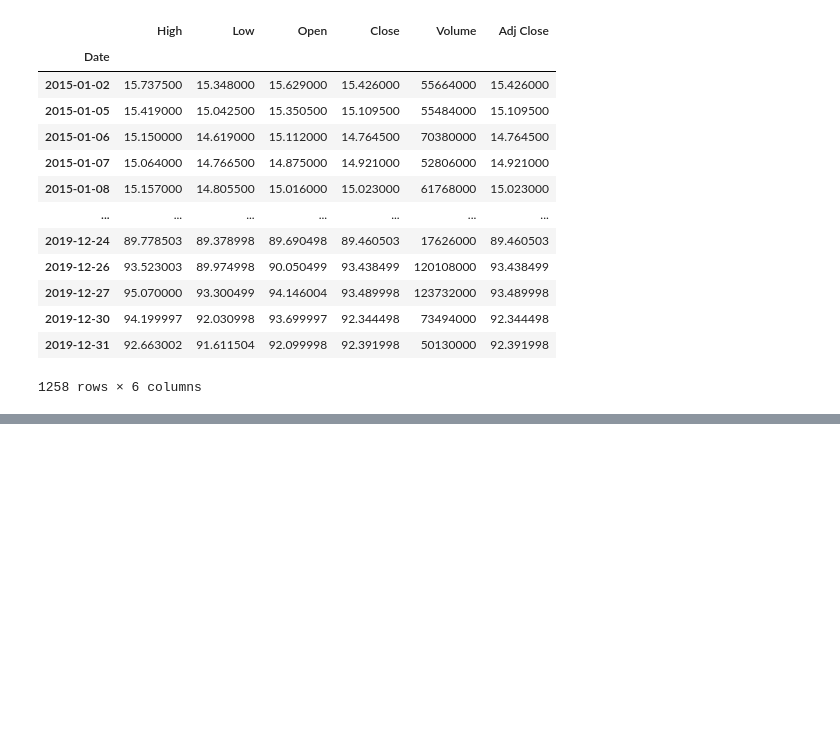
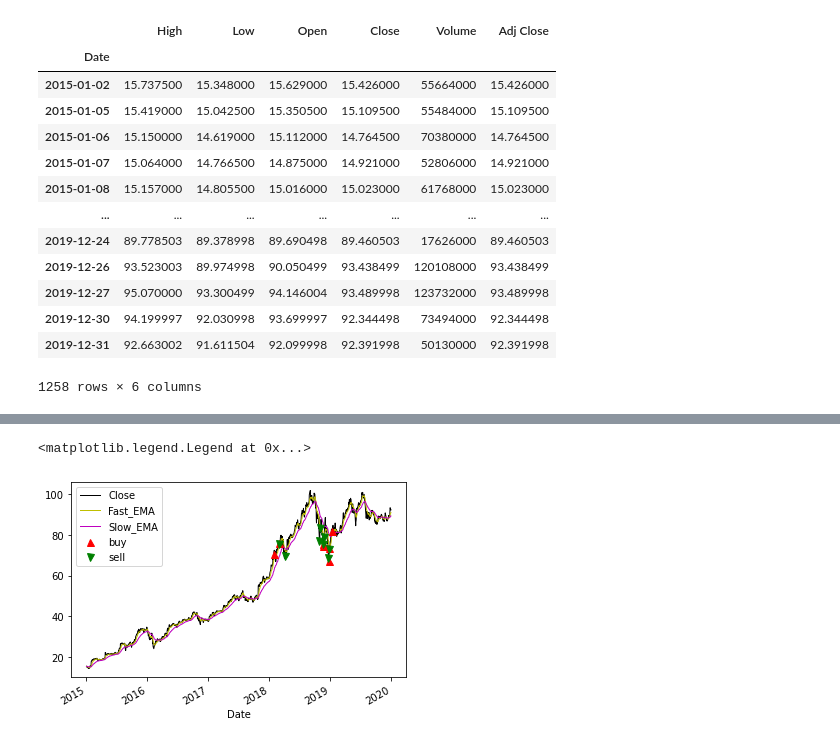
Before and after one commit to Kexin996/portfolio, a Jupyter notebook: volaity_adjusted/trend_following_apo.ipynb, the cells around one changed output, grey strips where cells are left out. Saved outputs shown, nothing was run; the diff lists cells and outputs as text; code cells hidden in the pictures; blank space fills up the shorter version.

Commit message:
apo trend following

```diff
--- a/volaity_adjusted/trend_following_apo.ipynb
+++ b/volaity_adjusted/trend_following_apo.ipynb
@@ -33,3 +33,18 @@ data_amzn
 | 2019-12-30 | 94.199997 | 92.030998 | 93.699997 | 92.344498 | 73494000 | 92.344498 |
 | 2019-12-31 | 92.663002 | 91.611504 | 92.099998 | 92.391998 | 50130000 | 92.391998 |
 1258 rows × 6 columns
+# %%
+# the first part is almost the same as the mean-reversion-strategy
+
+# define the window_size for fast_ema and slow_ema
+# for fast_ema, it is 10 days
+fast = 10
+f_factor = 2 / (fast+1)
+ema_fast = 0
+ema_fast_values = []
+
+slow = 40 # 40 days for slow_ema
+s_factor = 2 / (slow+1)
+ema_slow = 0
+ema_slow_values = []
+apo_values = [] # we save it for buying / selling signals
@@ -35,0 +85,7 @@ data_amzn
+# %%
+# we set up threshold for enter positions and the minimum price change since the last trade
+apo_buy_entry = 5 # but this time, the buy/sell entry swaps
+apo_sell_entry = -5
+min_price_movement = 5 # we use it prevent overtrading
+num_shares = 10 # number of shares we will buy/sell at each trade
+min_profit_to_close = 5*num_shares # if the profits > 5, regardless of apo, we exit the position
@@ -35,0 +204,11 @@ data_amzn
+# %%
+# it seems that we still benefit from trend_following_apo strategy, and we earn 65.9249
+# we visualize it
+# now we want to visualize the result
+data_amzn['Fast_EMA'] = pd.Series(ema_fast_values,index = data_amzn.index)
+data_amzn['Slow_EMA'] = pd.Series(ema_slow_values,index = data_amzn.index)
+data_amzn['APO'] = pd.Series(apo_values,index = data_amzn.index)
+data_amzn['Orders'] = pd.Series(orders,index = data_amzn.index)
+data_amzn['Position'] = pd.Series(positions,index = data_amzn.index)
+data_amzn['PnL'] = pd.Series(pnls,index = data_amzn.index)
+data_amzn
@@ -35,0 +230,11 @@ data_amzn
+# %%
+data_amzn['Close'].plot(color = 'k',lw = 1)
+data_amzn['Fast_EMA'].plot(color = 'y',lw = 1)
+data_amzn['Slow_EMA'].plot(color = 'm',lw = 1)
+# we show our order
+plt.plot(data_amzn.loc[data_amzn.Orders == 1].index, data_amzn.Close[data_amzn.Orders == 1],lw = 0,label = 'buy', markersize = 7,marker = '^',color = 'r')
+plt.plot(data_amzn.loc[data_amzn.Orders == -1].index, data_amzn.Close[data_amzn.Orders == -1],lw = 0,label = 'sell', markersize = 7,marker = 'v',color = 'g')
+plt.legend()
+# %% [output]
+<matplotlib.legend.Legend at 0x...>
+[figure, added]
```
Also changed, not shown: parts of 7 cells of this notebook, 3 other files.
